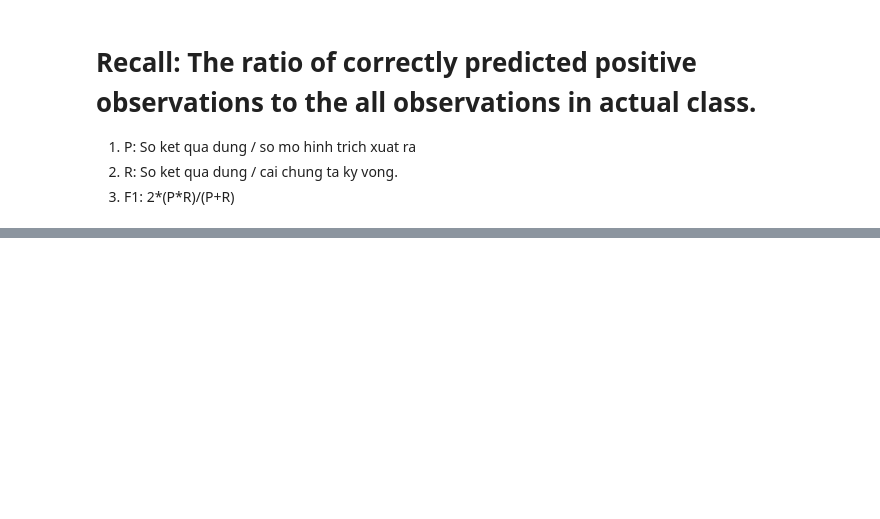
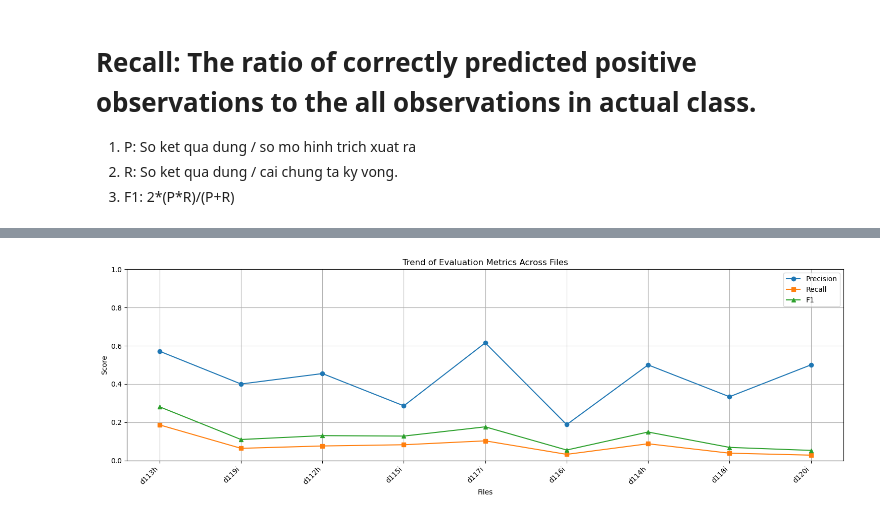
Before and after one commit to khaphan-github/nlp, a Jupyter notebook: page_range_ver_1.ipynb, the cells around one changed output, grey strips where cells are left out. Saved outputs shown, nothing was run; the diff lists cells and outputs as text; code cells hidden in the pictures; blank space fills up the shorter version.

```diff
--- a/page_range_ver_1.ipynb
+++ b/page_range_ver_1.ipynb
@@ -121,11 +153,12 @@ class SimilarityProcess:
   - Sử dụng ma trận kề đã tạo để tính toan PageRank.
   - Kết quả là ma trận PageRank cho từng node trong ma trận kề.
   - Test voi vi du cua cô trên lớp.
-  NOTe:
-  -
+  NOTE:
+   After the graph is constructed (undirected unweighted graph), the score associated with each vertex is set to an initial value of 1, and the ranking
+algorithm described in section 2 is run on the graph for several iterations until it converges – usually for 20-30 iterations, at a threshold of 0.0001
 '''
 class PageRankAlgorithm:
-    def __init__(self, undirected_graph, damping_factor=0.85, max_loop=30, delta=1e-4):
+    def __init__(self, undirected_graph, damping_factor=0.85, max_loop=29, delta=1e-4):
       self.undirected_graph = undirected_graph
       self.damping_factor = damping_factor
       self.max_loop = max_loop
@@ -150,7 +183,6 @@ class PageRankAlgorithm:
 
       return base_matrix
 
-# Example usage:
 # data = [
 #   [0, 1, 1, 1, 1, 0],
 #   [1, 0, 1, 1, 1, 0],
@@ -284,17 +316,18 @@ class DUCPageRankSummarizer:
         reader_sum = DocReader(os.path.join(self.sum_dir, file_name))
         df = reader.to_df()
         df_sum = reader_sum.to_df()
+
         df['cleaned_sentence'] = TextPreProcessing(df['sentence']).clean_text()
+        sentences = df['cleaned_sentence']
 
-
-        sim = SimilarityProcess(df['cleaned_sentence'])
+        sim = SimilarityProcess(sentences, 1)
         similarity_matrix = np.zeros((len(df), len(df)))
         for i in range(len(df)):
             for j in range(i + 1, len(df)):
                 sim_value = sim.sim(i, j)
                 if sim_value > self.similarity_threshold:
-                    similarity_matrix[i, j] = sim_value
-                    similarity_matrix[j, i] = sim_value
+                    similarity_matrix[i, j] = 1
+                    similarity_matrix[j, i] = 1
 
         # PageRank
         pr = PageRankAlgorithm(similarity_matrix)
@@ -320,7 +353,7 @@ class DUCPageRankSummarizer:
 
         results = []
         file_names = self.get_file_names()
-        num_cores = min(12, multiprocessing.cpu_count())  # Use up to 12 cores or the available CPU count
+        num_cores = max(6, multiprocessing.cpu_count())  # Use up to 12 cores or the available CPU count
         print(f"Processing {len(file_names)} files with {num_cores} threads...")
 
         with concurrent.futures.ProcessPoolExecutor(max_workers=num_cores) as executor:
@@ -362,0 +396,8 @@ Processed d101e: Precision: 0.0000, Recall: 0.0000, F1: 0.0000
+# %%
+summarizer = DUCPageRankSummarizer(
+    train_dir='./DUC_TEXT/test',
+    sum_dir='./DUC_SUM',
+    similarity_threshold=0.1,
+    n_top=0.28
+)
+test_data_set_results = summarizer.process_all()
@@ -393,0 +472,4 @@ plot_line_chart(all_results)
+# %%
+plot_line_chart(test_data_set_results)
+# %% [output]
+[figure, added]
```
Also changed, not shown: parts of 10 cells of this notebook, 3 other files.
